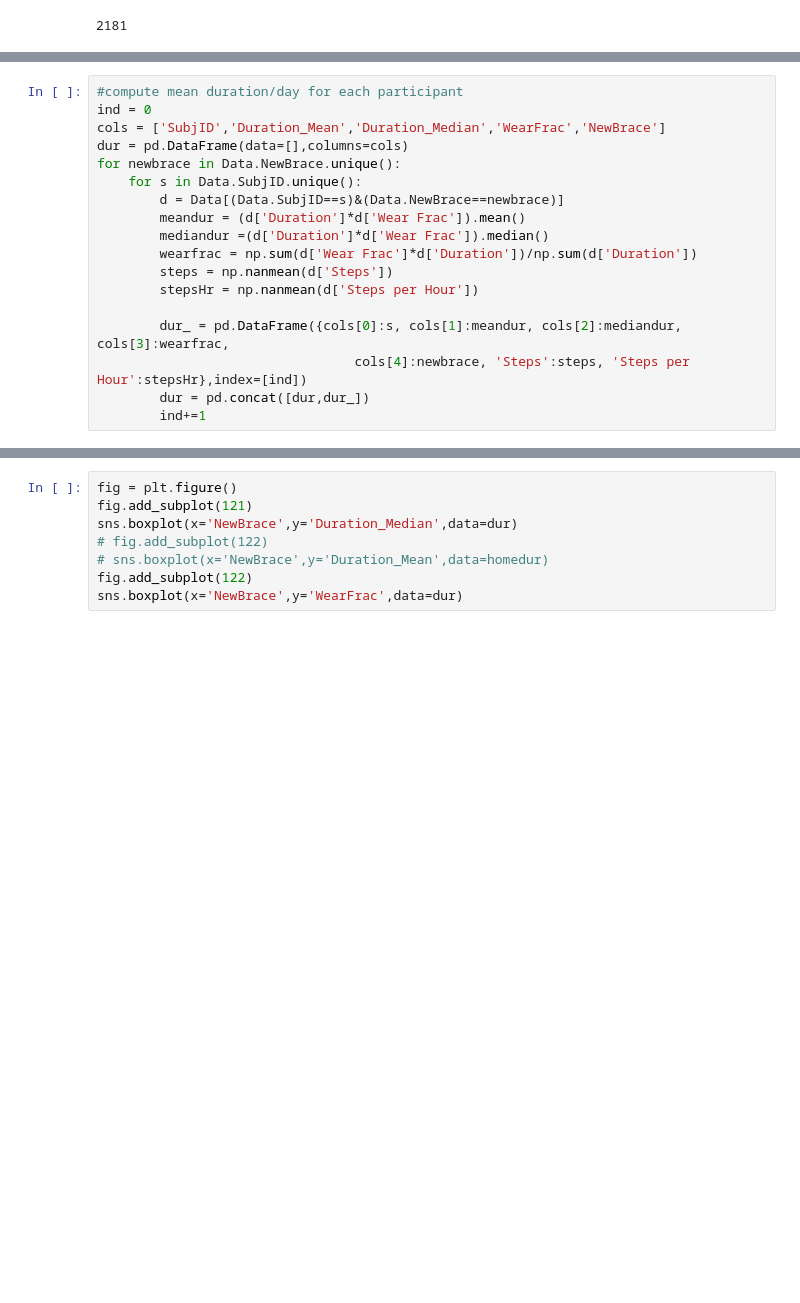
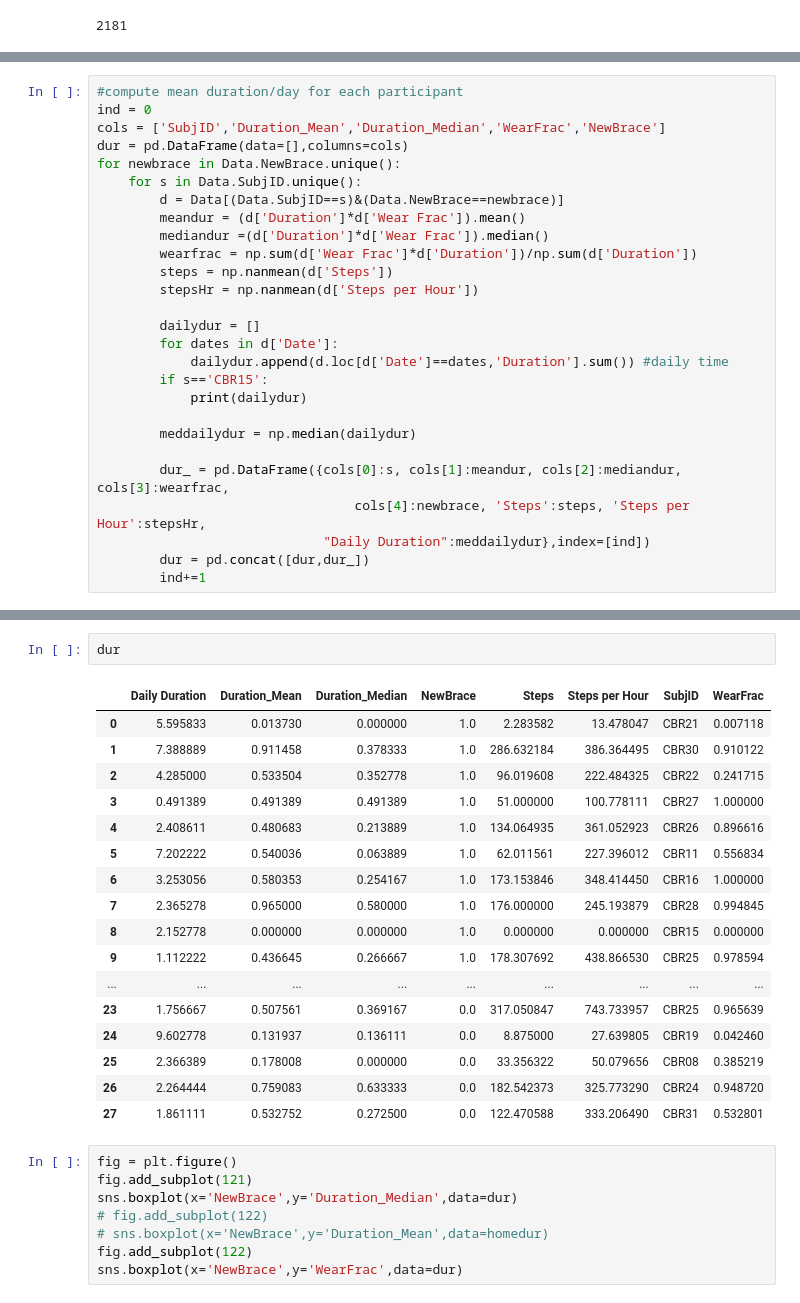
Before and after one commit to Luke3D/CbrAnalysis, a Jupyter notebook: SubjectAnalysis_Steps.ipynb, the cells around one changed output, grey strips where cells are left out. Cells and saved outputs as stored; diff of their text form; blank space fills up the shorter version.

```diff
--- a/SubjectAnalysis_Steps.ipynb
+++ b/SubjectAnalysis_Steps.ipynb
@@ -144,7 +170,16 @@ for newbrace in Data.NewBrace.unique():
         steps = np.nanmean(d['Steps'])
         stepsHr = np.nanmean(d['Steps per Hour'])
 
+        dailydur = []
+        for dates in d['Date']:
+            dailydur.append(d.loc[d['Date']==dates,'Duration'].sum()) #daily time
+        if s=='CBR15':
+            print(dailydur)
+
+        meddailydur = np.median(dailydur)
+
         dur_ = pd.DataFrame({cols[0]:s, cols[1]:meandur, cols[2]:mediandur, cols[3]:wearfrac,
-                                 cols[4]:newbrace, 'Steps':steps, 'Steps per Hour':stepsHr},index=[ind])
+                                 cols[4]:newbrace, 'Steps':steps, 'Steps per Hour':stepsHr,
+                             "Daily Duration":meddailydur},index=[ind])
         dur = pd.concat([dur,dur_])
         ind+=1
@@ -151,3 +209,23 @@ for newbrace in Data.NewBrace.unique():
+# %%
+dur
+# %% [output]
+|  | Daily Duration | Duration_Mean | Duration_Median | NewBrace | Steps | Steps per Hour | SubjID | WearFrac |
+| 0 | 5.595833 | 0.013730 | 0.000000 | 1.0 | 2.283582 | 13.478047 | CBR21 | 0.007118 |
+| 1 | 7.388889 | 0.911458 | 0.378333 | 1.0 | 286.632184 | 386.364495 | CBR30 | 0.910122 |
+| 2 | 4.285000 | 0.533504 | 0.352778 | 1.0 | 96.019608 | 222.484325 | CBR22 | 0.241715 |
+| 3 | 0.491389 | 0.491389 | 0.491389 | 1.0 | 51.000000 | 100.778111 | CBR27 | 1.000000 |
+| 4 | 2.408611 | 0.480683 | 0.213889 | 1.0 | 134.064935 | 361.052923 | CBR26 | 0.896616 |
+| 5 | 7.202222 | 0.540036 | 0.063889 | 1.0 | 62.011561 | 227.396012 | CBR11 | 0.556834 |
+| 6 | 3.253056 | 0.580353 | 0.254167 | 1.0 | 173.153846 | 348.414450 | CBR16 | 1.000000 |
+| 7 | 2.365278 | 0.965000 | 0.580000 | 1.0 | 176.000000 | 245.193879 | CBR28 | 0.994845 |
+| 8 | 2.152778 | 0.000000 | 0.000000 | 1.0 | 0.000000 | 0.000000 | CBR15 | 0.000000 |
+| 9 | 1.112222 | 0.436645 | 0.266667 | 1.0 | 178.307692 | 438.866530 | CBR25 | 0.978594 |
+| ... | ... | ... | ... | ... | ... | ... | ... | ... |
+| 23 | 1.756667 | 0.507561 | 0.369167 | 0.0 | 317.050847 | 743.733957 | CBR25 | 0.965639 |
+| 24 | 9.602778 | 0.131937 | 0.136111 | 0.0 | 8.875000 | 27.639805 | CBR19 | 0.042460 |
+| 25 | 2.366389 | 0.178008 | 0.000000 | 0.0 | 33.356322 | 50.079656 | CBR08 | 0.385219 |
+| 26 | 2.264444 | 0.759083 | 0.633333 | 0.0 | 182.542373 | 325.773290 | CBR24 | 0.948720 |
+| 27 | 1.861111 | 0.532752 | 0.272500 | 0.0 | 122.470588 | 333.206490 | CBR31 | 0.532801 |
 # %%
 fig = plt.figure()
 fig.add_subplot(121)
```
Also changed, not shown: parts of 8 cells of this notebook.
